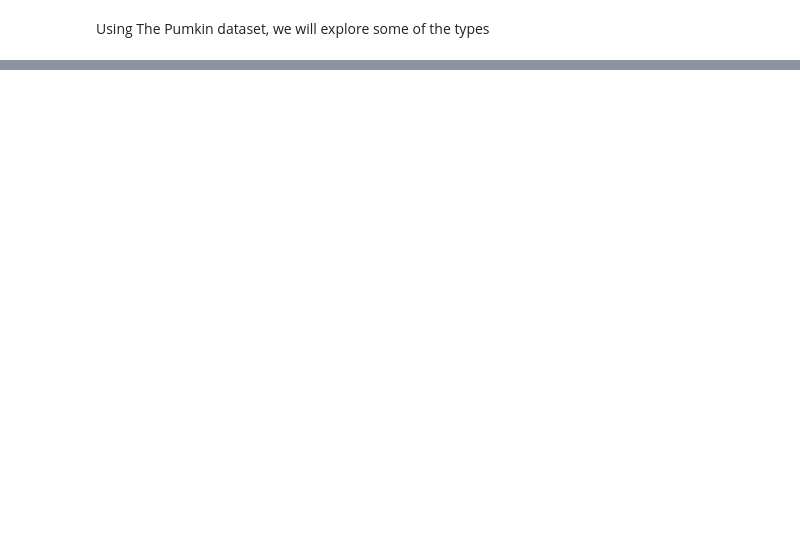
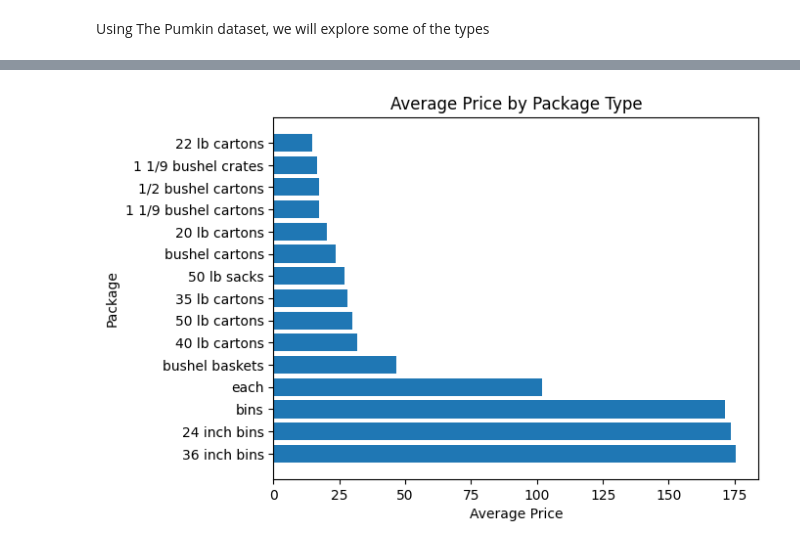
Before and after one commit to aminaminumar/ADS_Machine_Learning_ASSIGNMENTS, a Jupyter notebook: week3_assignment/assgn_visualizing_pumkins.ipynb, the cells around one changed output, grey strips where cells are left out. Saved outputs shown, nothing was run; the diff lists cells and outputs as text; code cells hidden in the pictures; blank space fills up the shorter version.

```diff
--- a/week3_assignment/assgn_visualizing_pumkins.ipynb
+++ b/week3_assignment/assgn_visualizing_pumkins.ipynb
@@ -28,0 +128,10 @@ pumkins.head()
+# %%
+#lets check which packgafe has the higest price by grouping the package and average price
+plt.barh(new_pumkins.groupby('Package')['Average Price'].mean().sort_values(ascending=False).index,
+         new_pumkins.groupby('Package')['Average Price'].mean().sort_values(ascending=False))
+plt.xlabel('Average Price')
+plt.ylabel('Package')
+plt.title('Average Price by Package Type')
+plt.show()
+# %% [output]
+[figure, added]
```
Also changed, not shown: parts of 13 cells of this notebook, 8 other files.
